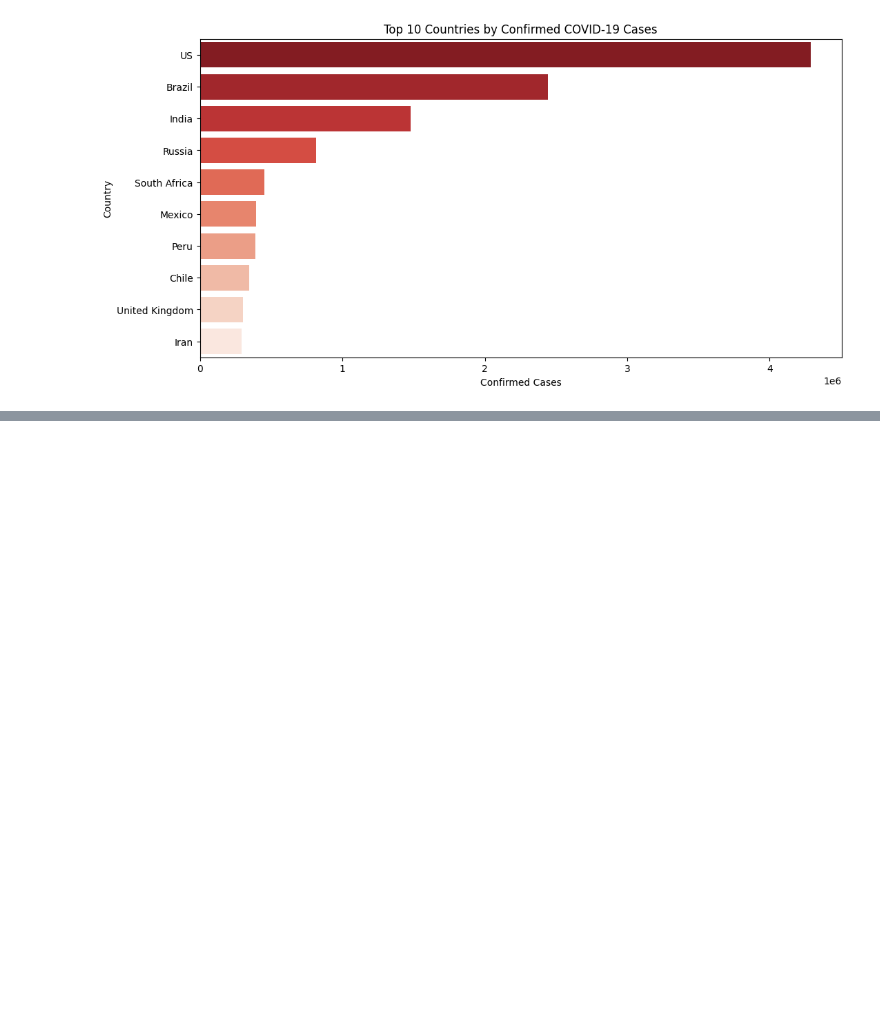
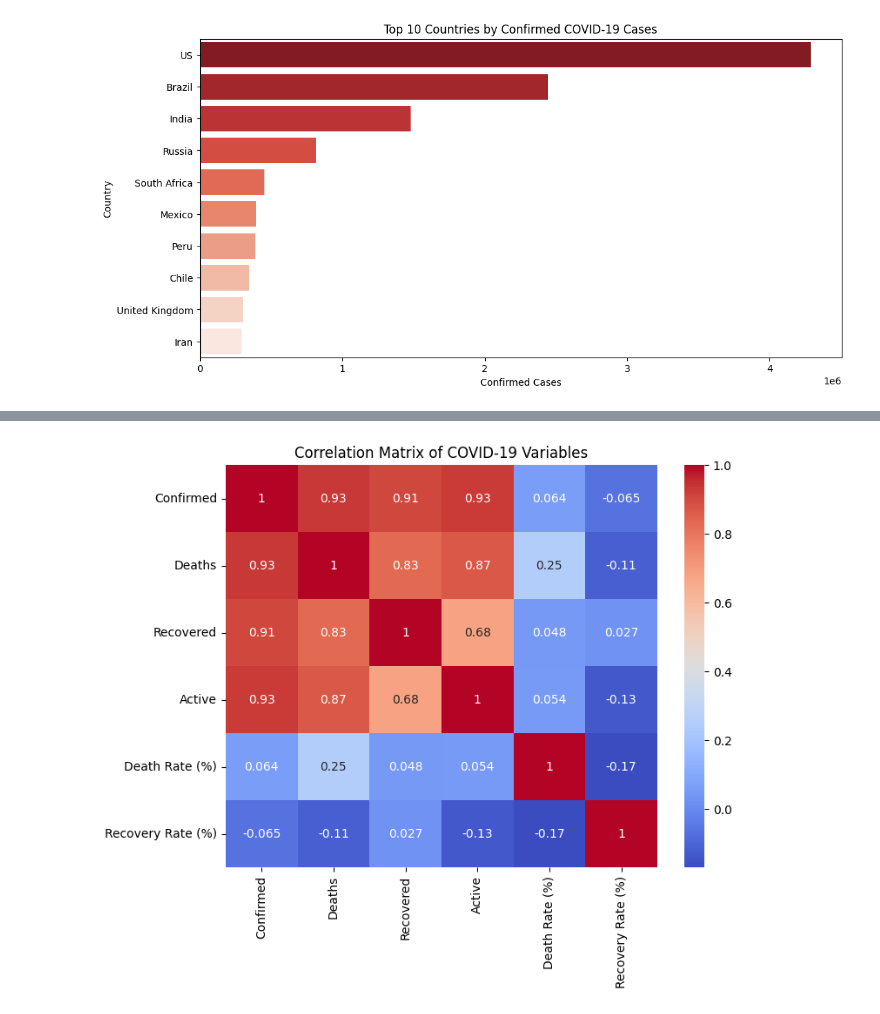
Before and after one commit to SergioUNAM/Advanced-Analysis-of-the-COVID-19, a Jupyter notebook: advanced-analysis-of-the-country-wise-latest-csv.ipynb, the cells around one changed output, grey strips where cells are left out. Saved outputs shown, nothing was run; the diff lists cells and outputs as text; code cells hidden in the pictures; blank space fills up the shorter version.

```diff
--- a/advanced-analysis-of-the-country-wise-latest-csv.ipynb
+++ b/advanced-analysis-of-the-country-wise-latest-csv.ipynb
@@ -195,0 +225,11 @@ plt.show()
+# %%
+# Compute correlation matrix
+corr_matrix = df[['Confirmed', 'Deaths', 'Recovered', 'Active', 'Death Rate (%)', 'Recovery Rate (%)']].corr()
+
+# Heatmap
+plt.figure(figsize=(8,6))
+sns.heatmap(corr_matrix, annot=True, cmap='coolwarm')
+plt.title('Correlation Matrix of COVID-19 Variables')
+plt.show()
+# %% [output]
+[figure, added]
```
Also changed, not shown: parts of 19 cells of this notebook.
